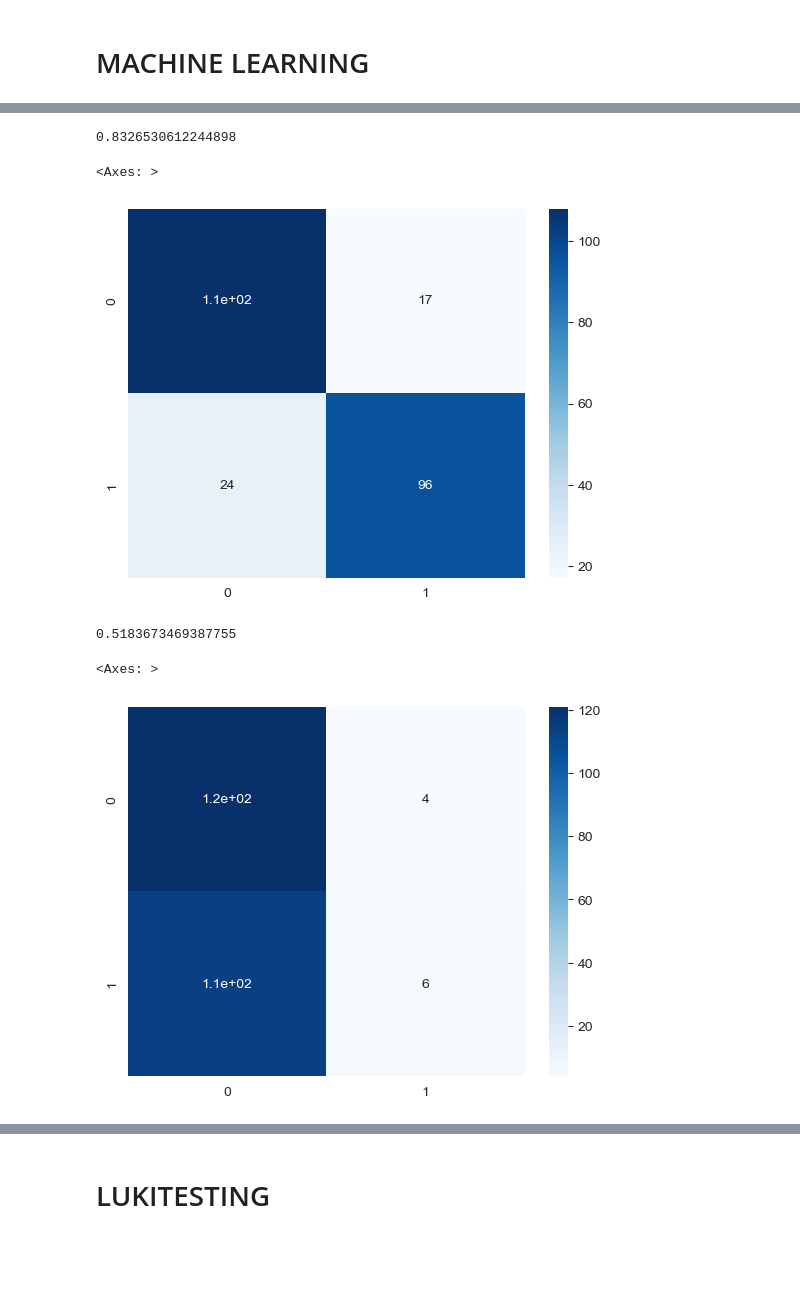
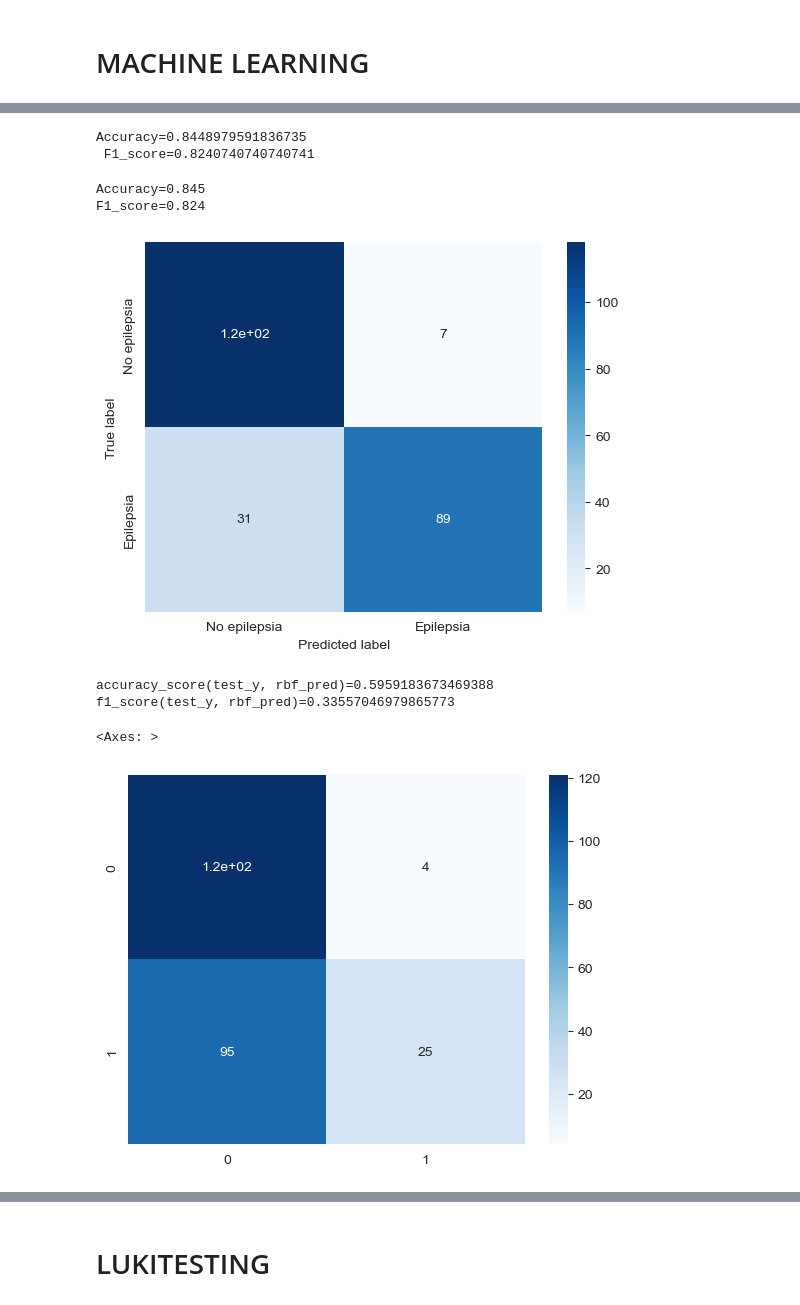
Before and after one commit to gonzagrau/epilepsy_detection, a Jupyter notebook: extract_features_all_lukitest.ipynb, the cells around one changed output, grey strips where cells are left out. Cells and saved outputs as stored; diff of their text form; code cells hidden in the pictures; blank space fills up the shorter version.

```diff
--- a/extract_features_all_lukitest.ipynb
+++ b/extract_features_all_lukitest.ipynb
@@ -178,25 +177,39 @@ alpha_star = 0.015000000000000999
 linear_model = LinearSVC(dual=True,max_iter=2000,C=C_star)
 linear_model.fit(train_x, train_y)
 predictions = linear_model.predict(test_x)
-print(accuracy_score(test_y, predictions))
-cm = confusion_matrix(test_y, predictions)
-sns.heatmap(cm, cmap='Blues', annot=True)
 # %% [output]
-0.8326530612244898
+Accuracy=0.8448979591836735
+ F1_score=0.8240740740740741
-<Axes: >
-[figure, removed]
+# %%
+Accuracy = accuracy_score(test_y, predictions)
+F1_score = f1_score(test_y, predictions)
+print(f"{Accuracy=:.3f}" + '\n' + f"{F1_score=:.3f}")
+# %% [output]
+Accuracy=0.845
+F1_score=0.824
+# %%
+cm = confusion_matrix(test_y, predictions)
+clasificaciones = ["No epilepsia","Epilepsia"]
+cm_df = pd.DataFrame(data=cm,index=clasificaciones,columns=clasificaciones)
+ax = sns.heatmap(cm_df, cmap='Blues', annot=True)
+ax.set_xlabel("Predicted label")
+ax.set_ylabel("True label");
+# %% [output]
+[figure, added]
 # %%
 # kernel
 rbf_model = SVC(kernel='rbf')
 rbf_model.fit(train_x, train_y)
 rbf_pred = rbf_model.predict(test_x)
-print(accuracy_score(test_y, rbf_pred))
+print(f"{accuracy_score(test_y, rbf_pred)=}")
+print(f"{f1_score(test_y, rbf_pred)=}")
 cm_rbf = confusion_matrix(test_y, rbf_pred)
 sns.heatmap(cm_rbf, annot=True, cmap='Blues')
 # %% [output]
-0.5183673469387755
+accuracy_score(test_y, rbf_pred)=0.5959183673469388
+f1_score(test_y, rbf_pred)=0.33557046979865773
 <Axes: >
-[figure, old version]
+[figure, new version]
 # %%
 # with open('pretrained_models/2-ch-gonza.pkl', 'wb') as file:
 #     pickle.dump(linear_model, file)
```
Also changed, not shown: parts of 6 cells of this notebook, 2 other files.
